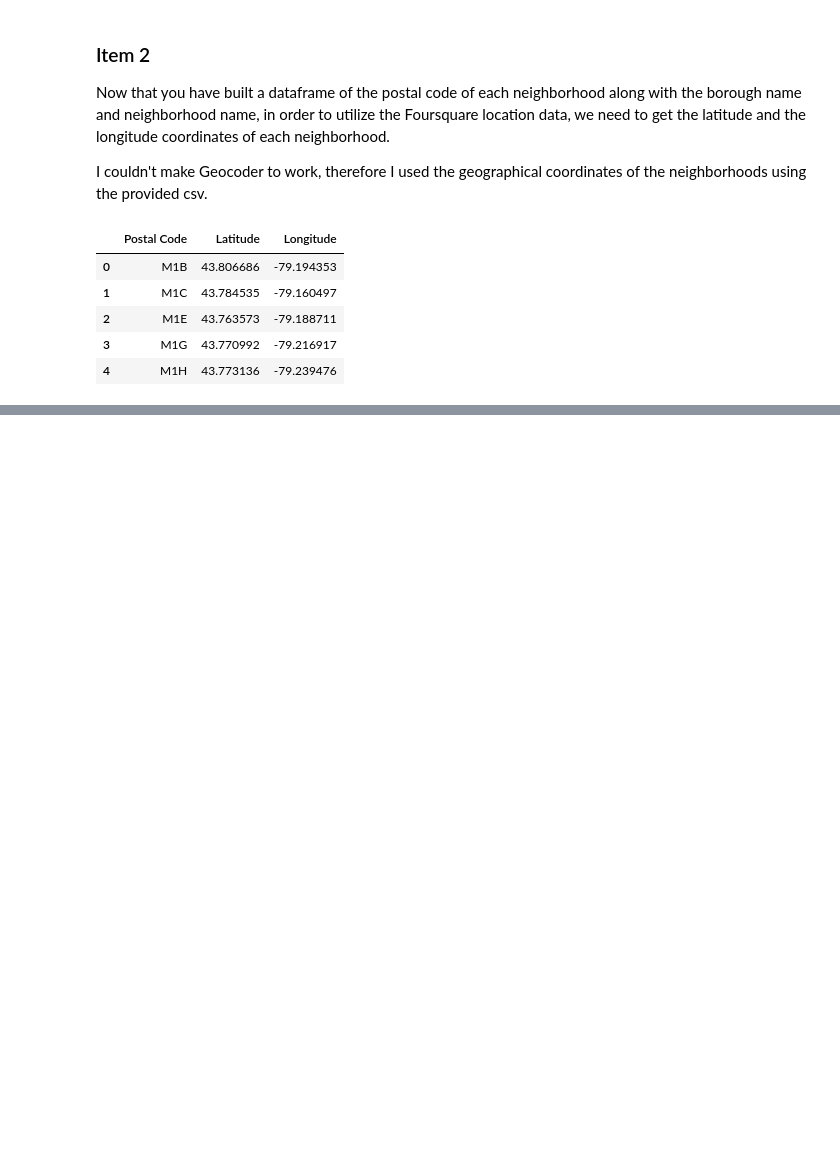
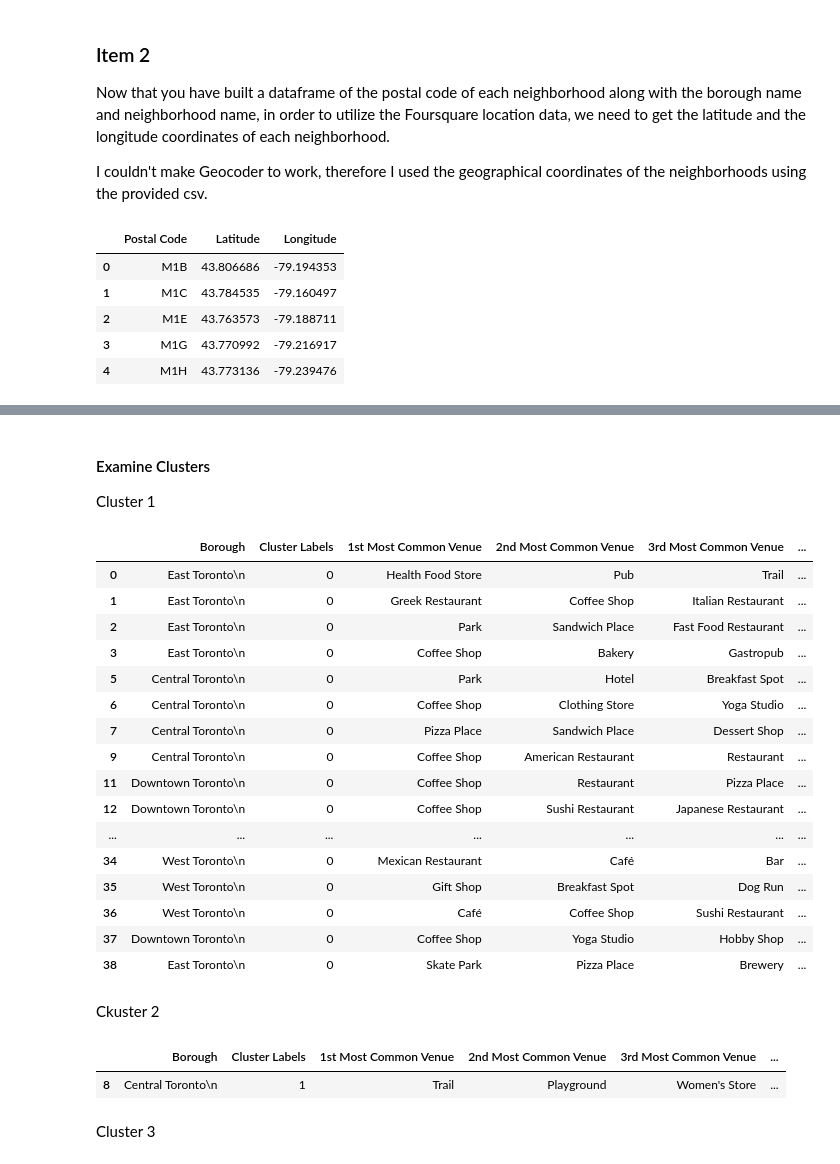
Before and after one commit to msalcedo1/Coursera_Capstone, a Jupyter notebook: Neighborhoods_in_Toronto.ipynb, the cells around one changed output, grey strips where cells are left out. Drawn from its saved outputs; the diff is of its cells as text; code cells hidden in the pictures; blank space fills up the shorter version.

```diff
--- a/Neighborhoods_in_Toronto.ipynb
+++ b/Neighborhoods_in_Toronto.ipynb
@@ -103,0 +153,3 @@ df_toronto.head()
+# %%
+df_toronto_central = df_toronto[df_toronto['Borough'].str.contains("Toronto")].reset_index(drop=True)
+df_toronto_central.head()
@@ -103,0 +293,6 @@ df_toronto.head()
+# %%
+toronto_central_venues = getNearbyVenues(names=df_toronto_central['Neighborhood'],
+                                   latitudes=df_toronto_central['Latitude'],
+                                   longitudes=df_toronto_central['Longitude']
+                                  )
+toronto_central_venues.head()
@@ -103,0 +345,34 @@ df_toronto.head()
+# %%
+def return_most_common_venues(row, num_top_venues):
+    row_categories = row.iloc[1:]
+    row_categories_sorted = row_categories.sort_values(ascending=False)
+    return row_categories_sorted.index.values[0:num_top_venues]
+
+num_top_venues = 10
+
+indicators = ['st', 'nd', 'rd']
+
+# create columns according to number of top venues
+columns = ['Neighborhood']
+for ind in np.arange(num_top_venues):
+    try:
+        columns.append('{}{} Most Common Venue'.format(ind+1, indicators[ind]))
+    except:
+        columns.append('{}th Most Common Venue'.format(ind+1))
+
+# create a new dataframe
+neighborhoods_venues_sorted = pd.DataFrame(columns=columns)
+neighborhoods_venues_sorted['Neighborhood'] = toronto_central_grouped['Neighborhood']
+
+for ind in np.arange(toronto_central_grouped.shape[0]):
+    neighborhoods_venues_sorted.iloc[ind, 1:] = return_most_common_venues(toronto_central_grouped.iloc[ind, :], num_top_venues)
+# %%
+# add clustering labels
+neighborhoods_venues_sorted.insert(0, 'Cluster Labels', kmeans.labels_)
+
+toronto_central_merged = df_toronto_central
+
+# merge toronto_grouped with toronto_data to add latitude/longitude for each neighborhood
+toronto_central_merged = toronto_central_merged.join(neighborhoods_venues_sorted.set_index('Neighborhood'), on='Neighborhood')
+
+toronto_central_merged.head() # check the last columns!
@@ -103,0 +416,33 @@ df_toronto.head()
+# %% [markdown]
+#### Examine Clusters
+
+Cluster 1
+# %%
+toronto_central_merged.loc[toronto_central_merged['Cluster Labels'] == 0, toronto_central_merged.columns[[1] + list(range(5, toronto_central_merged.shape[1]))]]
+# %% [output]
+|  | Borough | Cluster Labels | 1st Most Common Venue | 2nd Most Common Venue | 3rd Most Common Venue | ... |
+| 0 | East Toronto\n | 0 | Health Food Store | Pub | Trail | ... |
+| 1 | East Toronto\n | 0 | Greek Restaurant | Coffee Shop | Italian Restaurant | ... |
+| 2 | East Toronto\n | 0 | Park | Sandwich Place | Fast Food Restaurant | ... |
+| 3 | East Toronto\n | 0 | Coffee Shop | Bakery | Gastropub | ... |
+| 5 | Central Toronto\n | 0 | Park | Hotel | Breakfast Spot | ... |
+| 6 | Central Toronto\n | 0 | Coffee Shop | Clothing Store | Yoga Studio | ... |
+| 7 | Central Toronto\n | 0 | Pizza Place | Sandwich Place | Dessert Shop | ... |
+| 9 | Central Toronto\n | 0 | Coffee Shop | American Restaurant | Restaurant | ... |
+| 11 | Downtown Toronto\n | 0 | Coffee Shop | Restaurant | Pizza Place | ... |
+| 12 | Downtown Toronto\n | 0 | Coffee Shop | Sushi Restaurant | Japanese Restaurant | ... |
+| ... | ... | ... | ... | ... | ... | ... |
+| 34 | West Toronto\n | 0 | Mexican Restaurant | Café | Bar | ... |
+| 35 | West Toronto\n | 0 | Gift Shop | Breakfast Spot | Dog Run | ... |
+| 36 | West Toronto\n | 0 | Café | Coffee Shop | Sushi Restaurant | ... |
+| 37 | Downtown Toronto\n | 0 | Coffee Shop | Yoga Studio | Hobby Shop | ... |
+| 38 | East Toronto\n | 0 | Skate Park | Pizza Place | Brewery | ... |
+# %% [markdown]
+Ckuster 2
+# %%
+toronto_central_merged.loc[toronto_central_merged['Cluster Labels'] == 1, toronto_central_merged.columns[[1] + list(range(5, toronto_central_merged.shape[1]))]]
+# %% [output]
+|  | Borough | Cluster Labels | 1st Most Common Venue | 2nd Most Common Venue | 3rd Most Common Venue | ... |
+| 8 | Central Toronto\n | 1 | Trail | Playground | Women's Store | ... |
+# %% [markdown]
+Cluster 3
```
Also changed, not shown: parts of 35 cells of this notebook.
